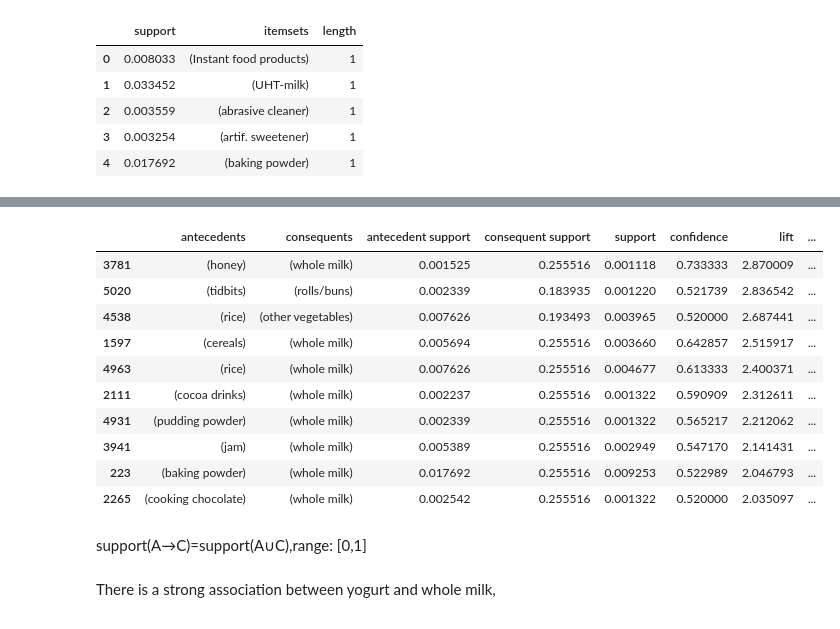
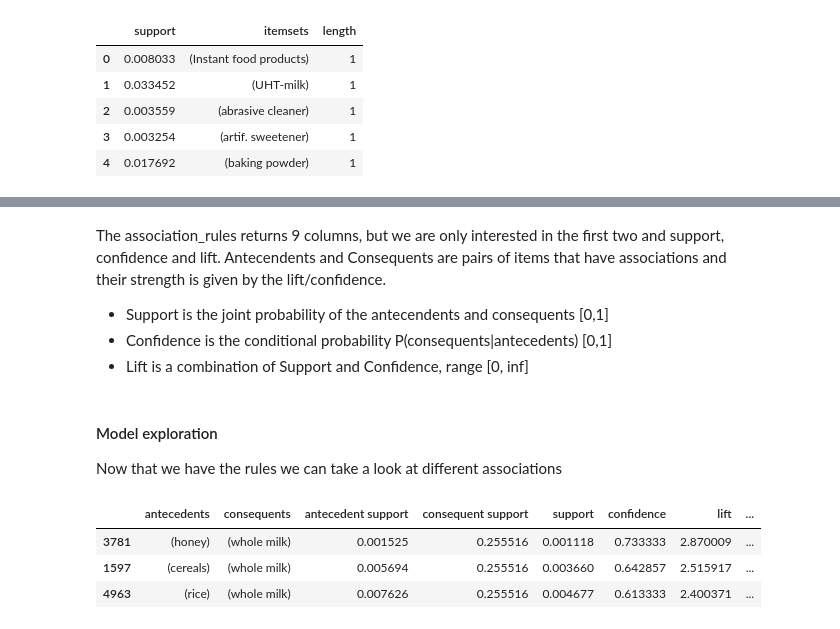
Before and after one commit to ksooklall/CUNY-SPS-Masters-DS, a Jupyter notebook: DATA_624/project/Recommender_system.ipynb, the cells around one changed output, grey strips where cells are left out. Cells and saved outputs as stored; diff of their text form; code cells hidden in the pictures.

```diff
--- a/DATA_624/project/Recommender_system.ipynb
+++ b/DATA_624/project/Recommender_system.ipynb
@@ -125,18 +141,17 @@ rules = association_rules(rule_items, metric="lift", min_threshold=1).sort_value
+# %% [markdown]
+The association_rules returns 9 columns, but we are only interested in the first two and support, confidence and lift. Antecendents and Consequents are pairs of items that have associations and their strength is given by the lift/confidence.
+
+- Support is the joint probability of the antecendents and consequents [0,1]
+- Confidence is the conditional probability P(consequents|antecedents) [0,1]
+- Lift is a combination of Support and Confidence, range  [0, inf]
+# %% [markdown]
+#### Model exploration
+
+Now that we have the rules we can take a look at different associations
 # %%
-rules[rules['lift'].gt(1) & rules['confidence'].gt(0.5)]
+rules[rules['lift'].gt(1) & rules['confidence'].gt(0.6)]
 # %% [output]
 |  | antecedents | consequents | antecedent support | consequent support | support | confidence | lift | ... |
 | 3781 | (honey) | (whole milk) | 0.001525 | 0.255516 | 0.001118 | 0.733333 | 2.870009 | ... |
-| 5020 | (tidbits) | (rolls/buns) | 0.002339 | 0.183935 | 0.001220 | 0.521739 | 2.836542 | ... |
-| 4538 | (rice) | (other vegetables) | 0.007626 | 0.193493 | 0.003965 | 0.520000 | 2.687441 | ... |
 | 1597 | (cereals) | (whole milk) | 0.005694 | 0.255516 | 0.003660 | 0.642857 | 2.515917 | ... |
 | 4963 | (rice) | (whole milk) | 0.007626 | 0.255516 | 0.004677 | 0.613333 | 2.400371 | ... |
-| 2111 | (cocoa drinks) | (whole milk) | 0.002237 | 0.255516 | 0.001322 | 0.590909 | 2.312611 | ... |
-| 4931 | (pudding powder) | (whole milk) | 0.002339 | 0.255516 | 0.001322 | 0.565217 | 2.212062 | ... |
-| 3941 | (jam) | (whole milk) | 0.005389 | 0.255516 | 0.002949 | 0.547170 | 2.141431 | ... |
-| 223 | (baking powder) | (whole milk) | 0.017692 | 0.255516 | 0.009253 | 0.522989 | 2.046793 | ... |
-| 2265 | (cooking chocolate) | (whole milk) | 0.002542 | 0.255516 | 0.001322 | 0.520000 | 2.035097 | ... |
-# %% [markdown]
-support(A→C)=support(A∪C),range: [0,1]
-# %% [markdown]
-There is a strong association between yogurt and whole milk,
```
Also changed, not shown: parts of 27 cells of this notebook, 4 other files.
